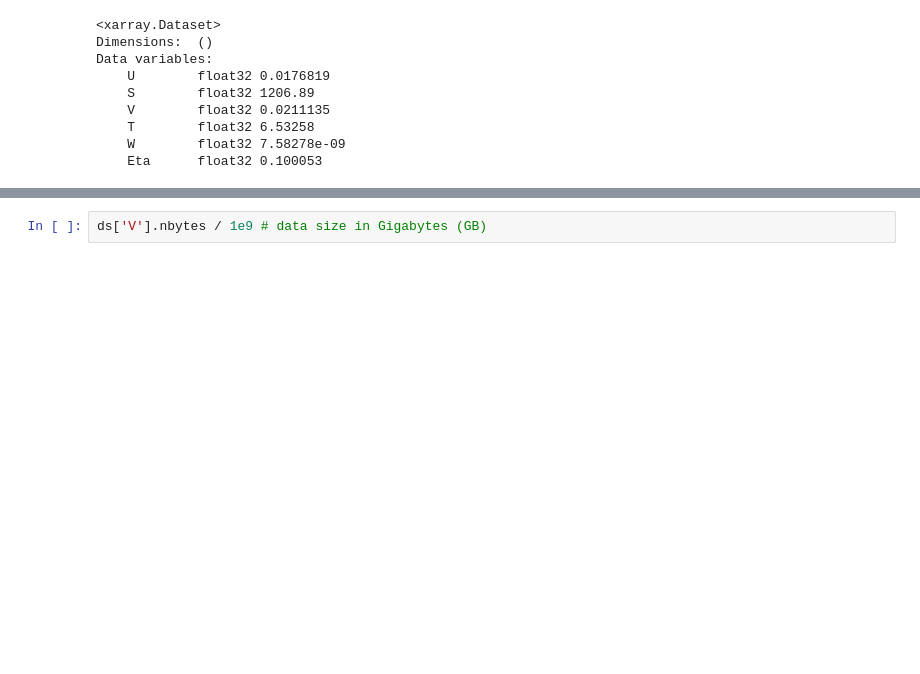
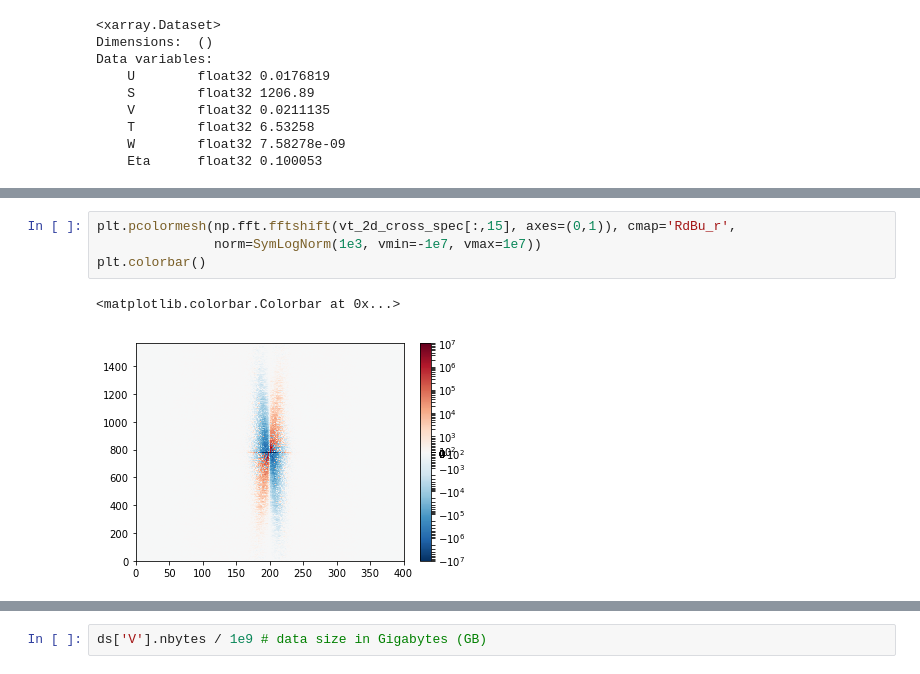
Before and after one commit to rabernat/dask_distributed_demo, a Jupyter notebook: notebooks/channel_spectrum_habanero.ipynb, the cells around one changed output, grey strips where cells are left out. Cells and saved outputs as stored; diff of their text form; blank space fills up the shorter version.

```diff
--- a/notebooks/channel_spectrum_habanero.ipynb
+++ b/notebooks/channel_spectrum_habanero.ipynb
@@ -153,0 +194,7 @@ IndexError: tuple index out of range
+# %%
+plt.pcolormesh(np.fft.fftshift(vt_2d_cross_spec[:,15], axes=(0,1)), cmap='RdBu_r',
+               norm=SymLogNorm(1e3, vmin=-1e7, vmax=1e7))
+plt.colorbar()
+# %% [output]
+<matplotlib.colorbar.Colorbar at 0x...>
+[figure, added]
```
Also changed, not shown: parts of 21 cells of this notebook, 3 other files.
